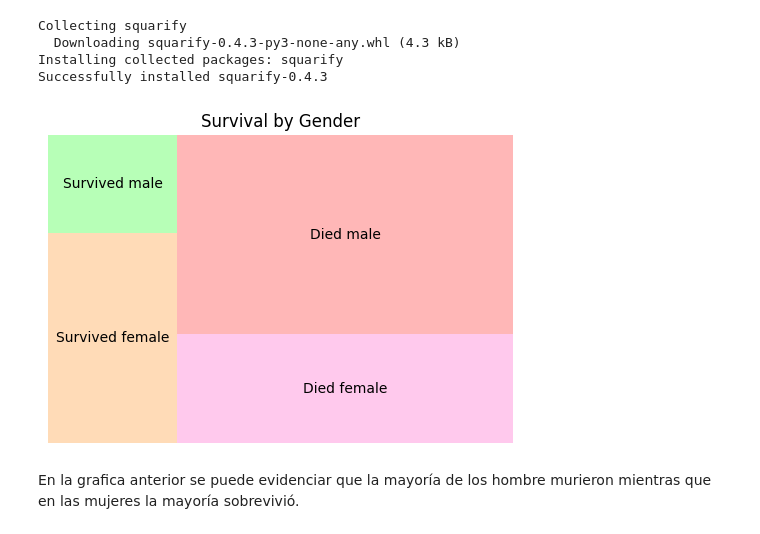
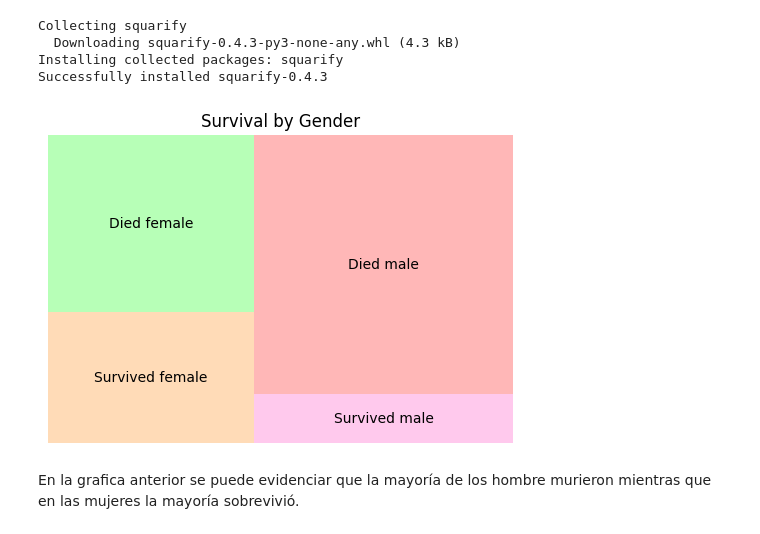
Before and after one commit to yoshikagua/MetNumUN2024I, a Jupyter notebook: Quiz3/staguirreg_quiz3.ipynb, the cells around one changed output. Saved outputs shown, nothing was run; the diff lists cells and outputs as text; code cells hidden in the pictures.

```diff
--- a/Quiz3/staguirreg_quiz3.ipynb
+++ b/Quiz3/staguirreg_quiz3.ipynb
@@ -713,24 +708,23 @@ Successfully installed squarify-0.4.3
 # %%
 import matplotlib.pyplot as plt
 import squarify
 
-categories = ['Survived female', 'Survived male', 'Died female', 'Died male']
+categories = ['Survived female', 'Died female', 'Survived male', 'Died male']
 proportions = [
     len(f_survived) / len(titanic),
+    len(female) / len(titanic),
     len(m_survived) / len(titanic),
-    len(female) / len(titanic),
     len(male) / len(titanic)]
 
 colors=['#ffcc99', '#99ff99', '#ffb3e6', '#ff9999']
 
 plt.figure(figsize=(6, 4))
 squarify.plot(sizes=proportions, label=categories, color=colors, alpha=0.7)
 plt.axis('off')
-
 plt.title('Survival by Gender')
 plt.show()
 # %% [output]
-[figure, old version]
+[figure, new version]
 # %% [markdown]
 En la grafica anterior se puede evidenciar que la mayoría de los hombre murieron mientras que en las mujeres la mayoría sobrevivió.
 # %%
```
Also changed, not shown: parts of 7 cells of this notebook.
